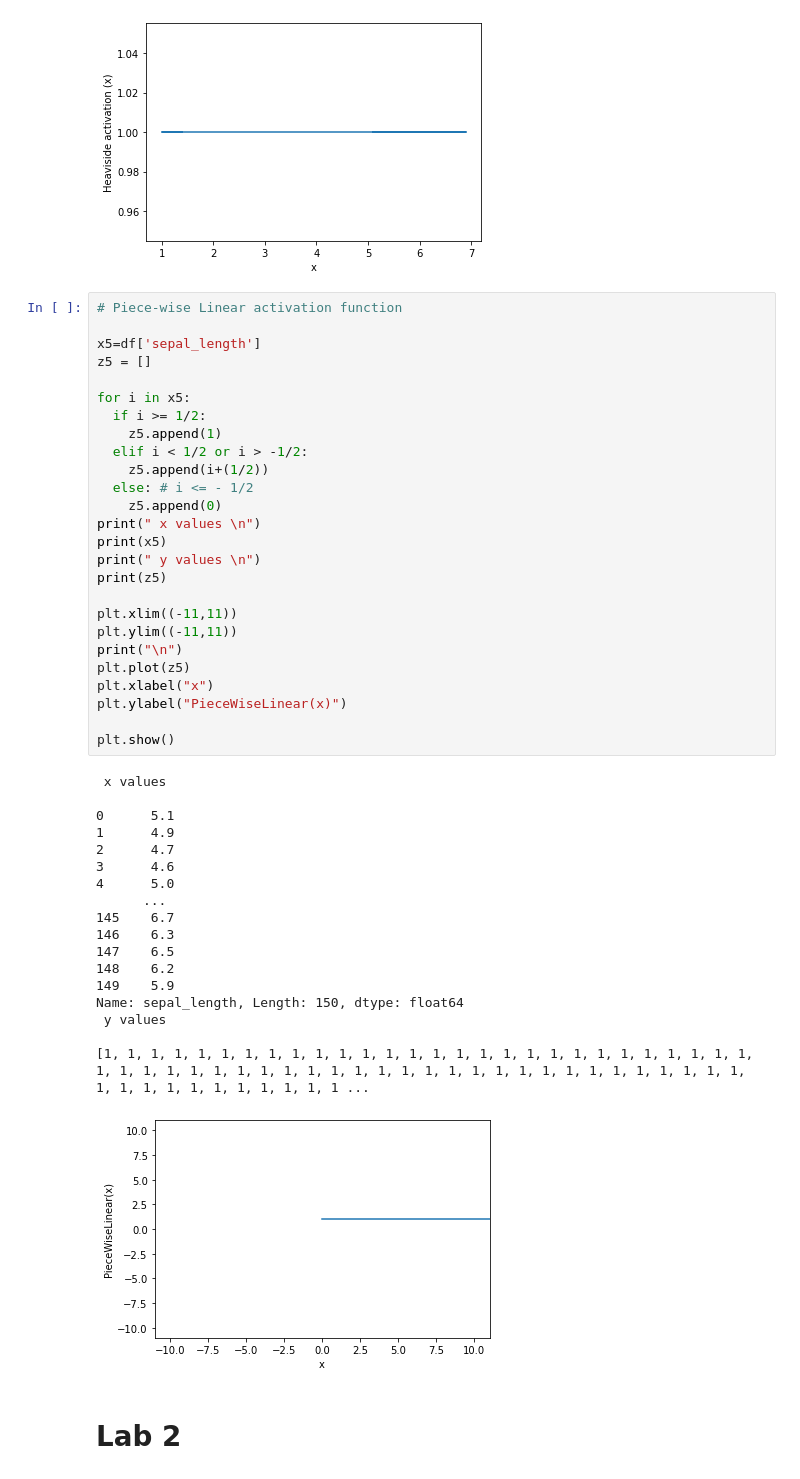
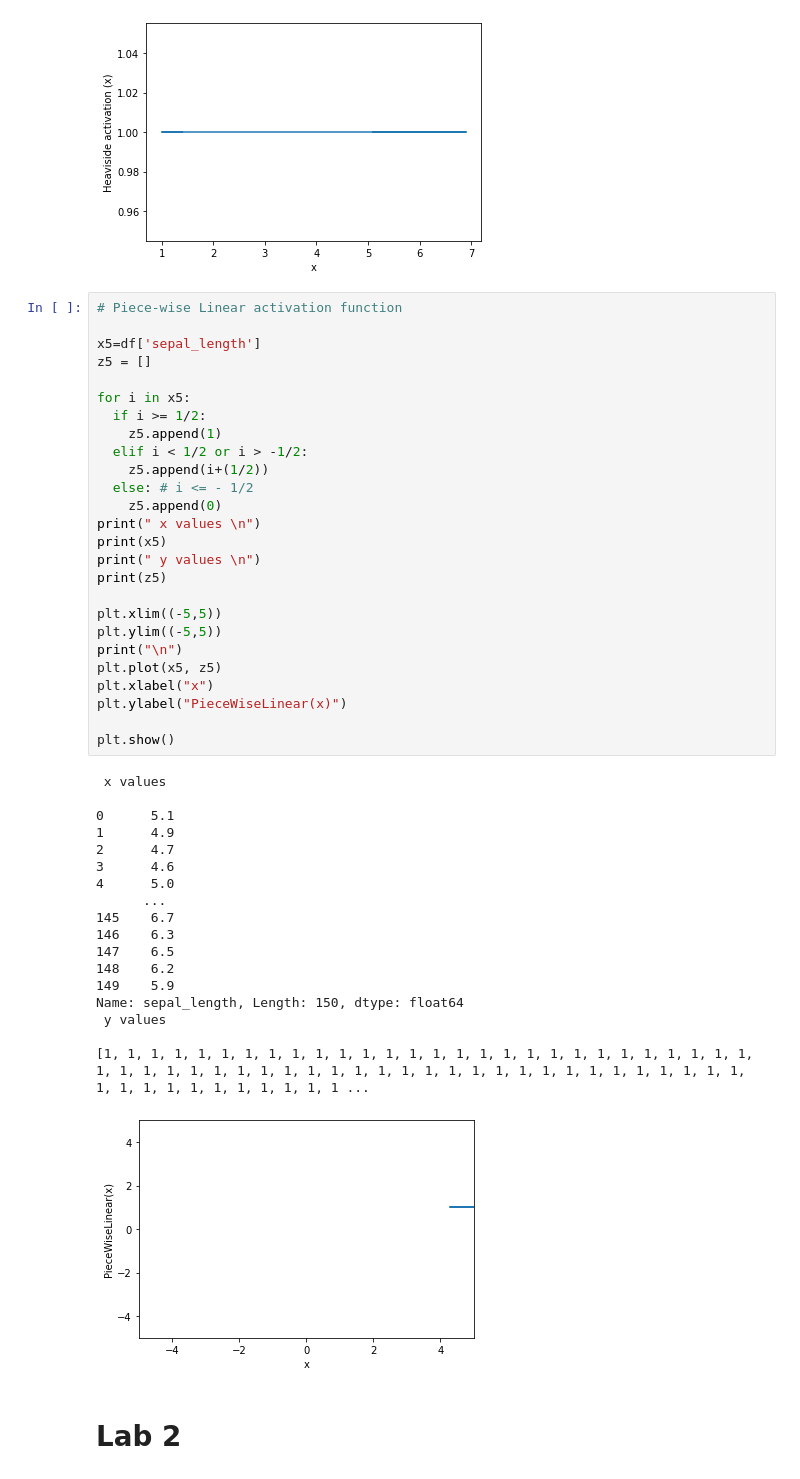
Before and after one commit to Logeshn009/nndl, a Jupyter notebook: 2147120_NNDL_Lab_Programs.ipynb, the cells around one changed output. Drawn from its saved outputs; the diff is of its cells as text.

```diff
--- a/2147120_NNDL_Lab_Programs.ipynb
+++ b/2147120_NNDL_Lab_Programs.ipynb
@@ -394,37 +394,37 @@ for i in x5:
   else: # i <= - 1/2
     z5.append(0)
 print(" x values \n")
 print(x5)
 print(" y values \n")
 print(z5)
 
-plt.xlim((-11,11))
-plt.ylim((-11,11))
+plt.xlim((-5,5))
+plt.ylim((-5,5))
 print("\n")
-plt.plot(z5)
+plt.plot(x5, z5)
 plt.xlabel("x")
 plt.ylabel("PieceWiseLinear(x)")
 
 plt.show()
 # %% [output]
  x values
 
 0      5.1
 1      4.9
 2      4.7
 3      4.6
 4      5.0
       ...
 145    6.7
 146    6.3
 147    6.5
 148    6.2
 149    5.9
 Name: sepal_length, Length: 150, dtype: float64
  y values
 
 [1, 1, 1, 1, 1, 1, 1, 1, 1, 1, 1, 1, 1, 1, 1, 1, 1, 1, 1, 1, 1, 1, 1, 1, 1, 1, 1, 1, 1, 1, 1, 1, 1, 1, 1, 1, 1, 1, 1, 1, 1, 1, 1, 1, 1, 1, 1, 1, 1, 1, 1, 1, 1, 1, 1, 1, 1, 1, 1, 1, 1, 1, 1, 1, 1, 1, 1 ...
-[figure, old version]
+[figure, new version]
 # %% [markdown]
 # Lab 2
 # %% [markdown]
```
Also changed, not shown: parts of 6 cells of this notebook.
